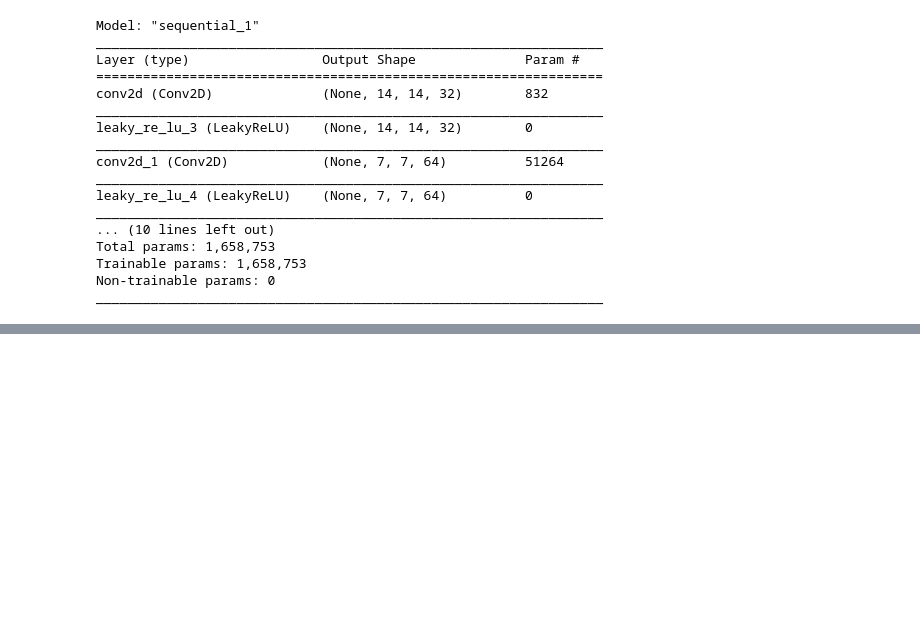
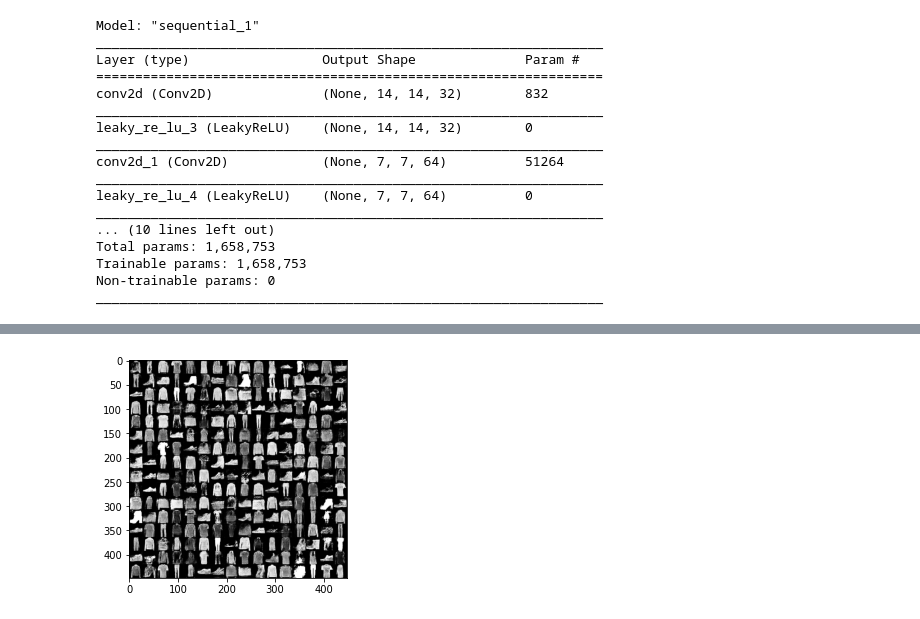
Before and after one commit to sayakpaul/GAN-Hacks, a Jupyter notebook: WGAN_GP_Experimentation.ipynb, the cells around one changed output, grey strips where cells are left out. Drawn from its saved outputs; the diff is of its cells as text; code cells hidden in the pictures; blank space fills up the shorter version.

```diff
--- a/WGAN_GP_Experimentation.ipynb
+++ b/WGAN_GP_Experimentation.ipynb
@@ -333,4 +339,6 @@ plt.show()
 # %%
-montage_5 =  plt.imread("vis9500.png")
+montage_5 =  plt.imread("epoch_20batch_0.png")
 plt.imshow(montage_5)
 plt.show()
+# %% [output]
+[figure, added]
```
Also changed, not shown: parts of 14 cells of this notebook.
